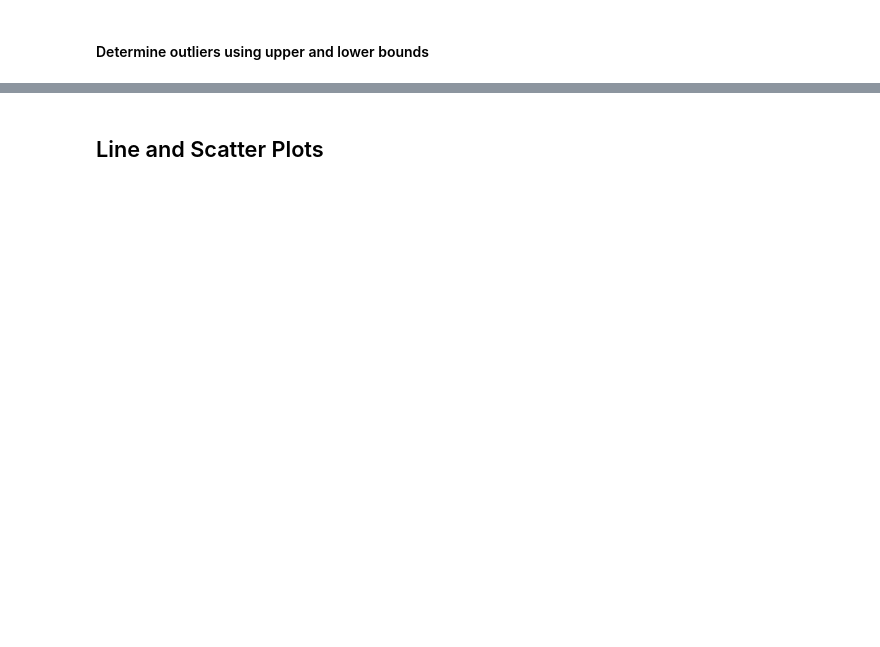
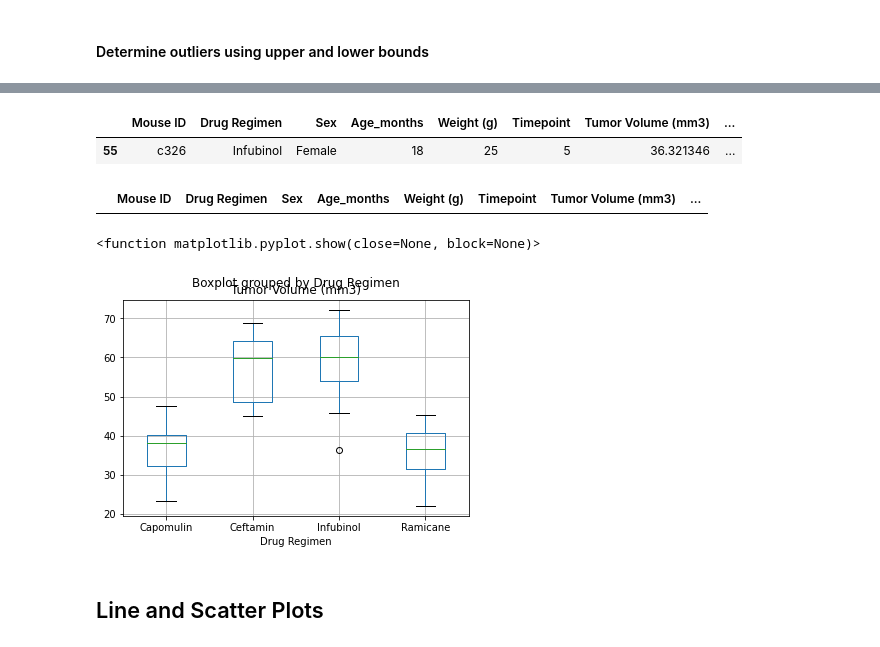
Before and after one commit to Slyssy/matplotlib-challenge, a Jupyter notebook: The_Power_of_Plots/Pymaceuticals/pymaceuticals.ipynb, the cells around one changed output, grey strips where cells are left out. Drawn from its saved outputs; the diff is of its cells as text; code cells hidden in the pictures; blank space fills up the shorter version.

Commit message:
Made several updates including creating a DF that includes Q1, Q3, IQR and upper and lower bounds. Also created box plot using Pandas.

```diff
--- a/The_Power_of_Plots/Pymaceuticals/pymaceuticals.ipynb
+++ b/The_Power_of_Plots/Pymaceuticals/pymaceuticals.ipynb
@@ -291,0 +280,16 @@ iqr
+# %%
+columns = ["Drug Regimen", "Tumor Volume (mm3)"]
+q3_df = final_tumor_caraince_df.groupby("Drug Regimen").quantile(0.75)
+q3_df.drop(
+    ["Age_months", "Weight (g)", "Timepoint", "Metastatic Sites"], axis=1, inplace=True
+)
+# %%
+outliers_df = pd.merge(q1_df, q3_df, how="outer", on=["Drug Regimen"])
+outliers_df.rename(
+    columns={
+        "Tumor Volume (mm3)_x": "Tumor Volume (mm3)P1",
+        "Tumor Volume (mm3)_y": "Tumor Volume (mm3)P3",
+    },
+    inplace=True,
+)
+outliers_df
@@ -321,0 +305,9 @@ outliers
+# %%
+iqr = outliers_df["Tumor Volume (mm3)P3"] - outliers_df["Tumor Volume (mm3)P1"]
+iqr
+outliers_df["IQR"] = iqr
+lower_range = outliers_df["Tumor Volume (mm3)P1"] - (1.5 * iqr)
+upper_range = outliers_df["Tumor Volume (mm3)P3"] + (1.5 * iqr)
+outliers_df["Lower Range"] = lower_range
+outliers_df["Upper Range"] = upper_range
+outliers_df
@@ -321,0 +321,5 @@ outliers
+# %%
+df_outliers = pd.merge(
+    final_tumor_caraince_df, outliers_df, how="outer", on=["Drug Regimen"]
+)
+df_outliers.head()
@@ -322,5 +333,26 @@ outliers
+# %%
+outliers_low = df_outliers.loc[
+    df_outliers["Tumor Volume (mm3)"] < df_outliers["Lower Range"]
+]
+outliers_low
+# %% [output]
+|  | Mouse ID | Drug Regimen | Sex | Age_months | Weight (g) | Timepoint | Tumor Volume (mm3) | ... |
+| 55 | c326 | Infubinol | Female | 18 | 25 | 5 | 36.321346 | ... |
+# %%
+outliers_high = df_outliers.loc[
+    df_outliers["Tumor Volume (mm3)"] > df_outliers["Upper Range"]
+]
+outliers_high
+# %% [output]
+|  | Mouse ID | Drug Regimen | Sex | Age_months | Weight (g) | Timepoint | Tumor Volume (mm3) | ... |
 # %%
 # Generate a box plot of the final tumor volume of each mouse across four regimens of interest
+# %%
+df_outliers.boxplot(by="Drug Regimen", column="Tumor Volume (mm3)")
+plt.show
+# %% [output]
+<function matplotlib.pyplot.show(close=None, block=None)>
+[figure, added]
 # %% [markdown]
 ## Line and Scatter Plots
 # %%
```
Also changed, not shown: parts of 17 cells of this notebook.
